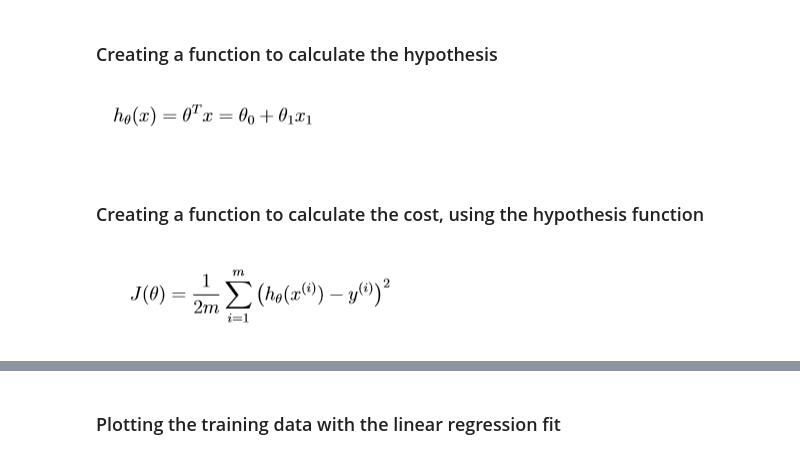
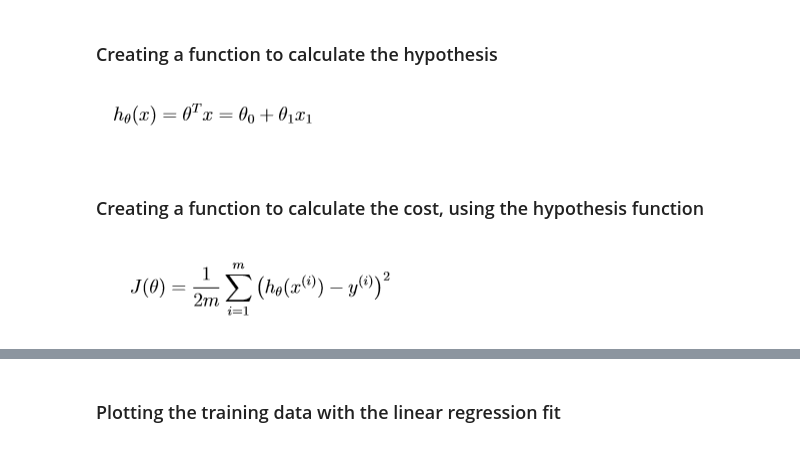
Before and after one commit to sarahtan931/Machine-Learning-Implementations, a Jupyter notebook: Linear Regression/Linear Regression with One Variable.ipynb, the cells around one changed output, grey strips where cells are left out. Saved outputs shown, nothing was run; the diff lists cells and outputs as text; code cells hidden in the pictures.

```diff
--- a/Linear Regression/Linear Regression with One Variable.ipynb
+++ b/Linear Regression/Linear Regression with One Variable.ipynb
@@ -38,15 +38,21 @@ ones = np.ones((m,1))
 X = np.hstack((ones,X))
 # %% [markdown]
 <h3>Creating a function to calculate the hypothesis</h3>
-# %% [markdown]
-![HypothesisFunction.PNG](attachment:HypothesisFunction.PNG)
+# %%
+from IPython.display import Image
+Image(filename="Formulas and Datasets/hyp.png")
+# %% [output]
+[figure, added]
 # %%
 def hyp(X, theta):
     return np.dot(X, theta)
 # %% [markdown]
 <h3>Creating a function to calculate the cost, using the hypothesis function </h3>
-# %% [markdown]
-![Cost%20Function.PNG](attachment:Cost%20Function.PNG)
+# %%
+from IPython.display import Image
+Image(filename="Formulas and Datasets/Cost function.png")
+# %% [output]
+[figure, added]
 # %%
 def computeCost(X, y, theta):
     temp = hyp(X, theta) - y
```
Also changed, not shown: parts of 8 cells of this notebook, 5 other files.
